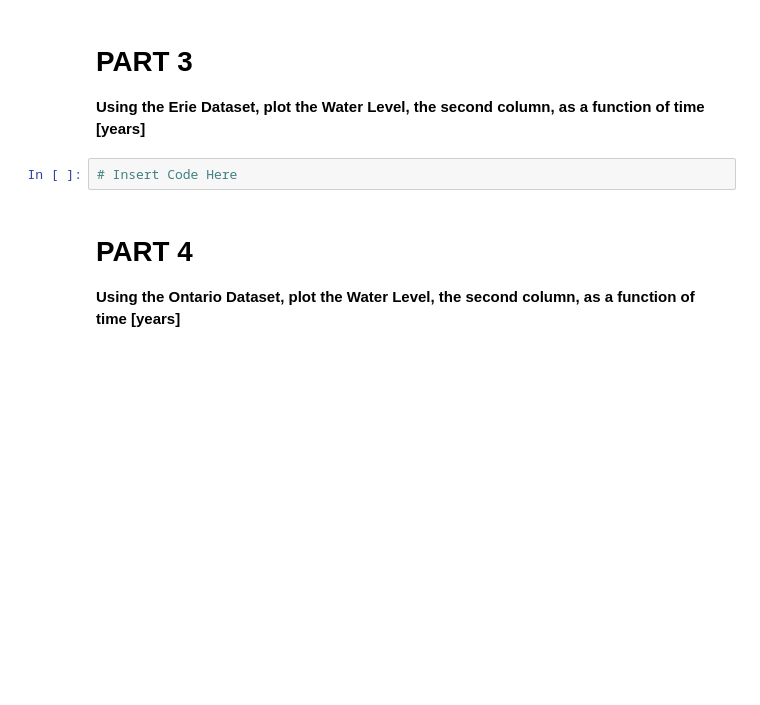
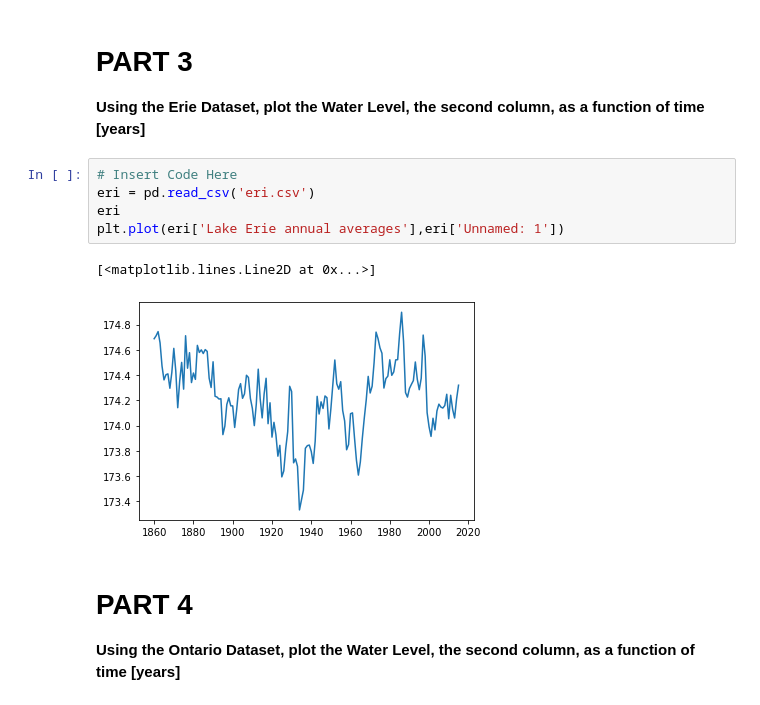
Before and after one commit to Jorogogata/CMSE202_Git_Started, a Jupyter notebook: Great_Lakes_and_Grand_River.ipynb, the cells around one changed output. Cells and saved outputs as stored; diff of their text form; blank space fills up the shorter version.

```diff
--- a/Great_Lakes_and_Grand_River.ipynb
+++ b/Great_Lakes_and_Grand_River.ipynb
@@ -53,8 +53,14 @@ plt.title('Water Level as a function of time [years]')
 # PART 3
 
 **Using the Erie Dataset, plot the Water Level, the second column, as a function of time [years]**
-# %%
-# Insert Code Here
+# %%
+# Insert Code Here
+eri = pd.read_csv('eri.csv')
+eri
+plt.plot(eri['Lake Erie annual averages'],eri['Unnamed: 1'])
+# %% [output]
+[<matplotlib.lines.Line2D at 0x...>]
+[figure, added]
 # %% [markdown]
 # PART 4
 
```
